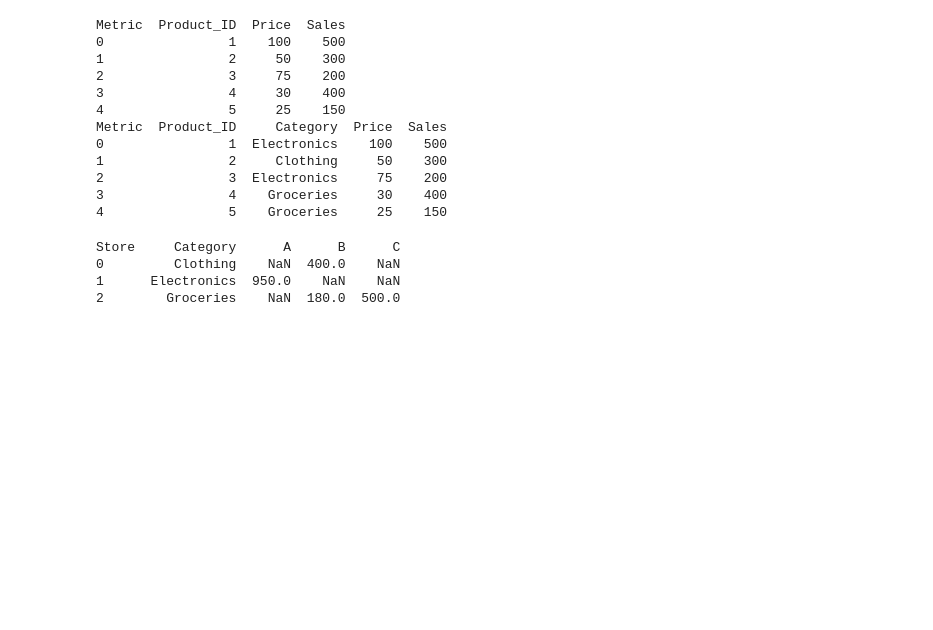
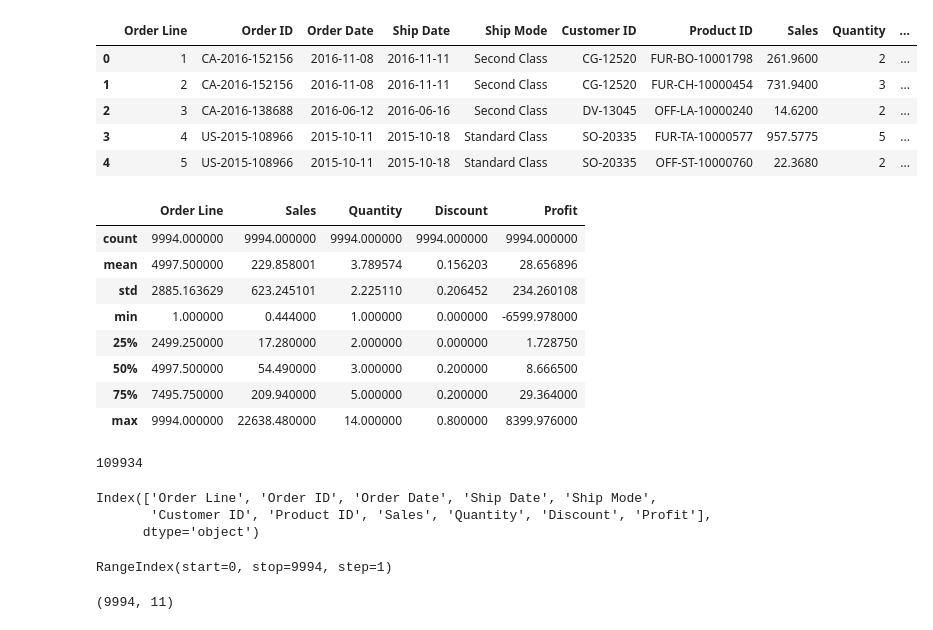
Before and after one commit to Nons56/Nons56, a Jupyter notebook: Untitled20.ipynb, the cells around one changed output. Drawn from its saved outputs; the diff is of its cells as text; code cells hidden in the pictures; blank space fills up the shorter version.

```diff
--- a/Untitled20.ipynb
+++ b/Untitled20.ipynb
@@ -257,31 +0,0 @@ print(melted_data)
-# %%
-# Pivot to reshape back to wide format
-wide_data = melted_data.pivot(index='Product_ID', columns='Metric', values='Value').reset_index()
-# If you want to keep 'Category' as well, you can include it in the index
-wide_data_with_category = melted_data.pivot(index=['Product_ID', 'Category'], columns='Metric', values='Value').reset_index()
-print(wide_data)
-print(wide_data_with_category)
-# %% [output]
-Metric  Product_ID  Price  Sales
-0                1    100    500
-1                2     50    300
-2                3     75    200
-3                4     30    400
-4                5     25    150
-Metric  Product_ID     Category  Price  Sales
-0                1  Electronics    100    500
-1                2     Clothing     50    300
-2                3  Electronics     75    200
-3                4    Groceries     30    400
-4                5    Groceries     25    150
-# %%
-# Merge data1 and data2 on 'Product_ID'
-merged_data = pd.merge(data1, data2, on='Product_ID')
-# Create a pivot table to show total Revenue for each Category and Store
-pivot_table = merged_data.pivot_table(values='Revenue', index='Category', columns='Store', aggfunc='sum').reset_index()
-print(pivot_table)
-# %% [output]
-Store     Category      A      B      C
-0         Clothing    NaN  400.0    NaN
-1      Electronics  950.0    NaN    NaN
-2        Groceries    NaN  180.0  500.0
@@ -287,0 +12,40 @@ Store     Category      A      B      C
+# %%
+df = pd.read_csv(r'C:\Users\Engr.NSamuel\Desktop\Sales.csv')
+df.head()
+# %% [output]
+|  | Order Line | Order ID | Order Date | Ship Date | Ship Mode | Customer ID | Product ID | Sales | Quantity | ... |
+| 0 | 1 | CA-2016-152156 | 2016-11-08 | 2016-11-11 | Second Class | CG-12520 | FUR-BO-10001798 | 261.9600 | 2 | ... |
+| 1 | 2 | CA-2016-152156 | 2016-11-08 | 2016-11-11 | Second Class | CG-12520 | FUR-CH-10000454 | 731.9400 | 3 | ... |
+| 2 | 3 | CA-2016-138688 | 2016-06-12 | 2016-06-16 | Second Class | DV-13045 | OFF-LA-10000240 | 14.6200 | 2 | ... |
+| 3 | 4 | US-2015-108966 | 2015-10-11 | 2015-10-18 | Standard Class | SO-20335 | FUR-TA-10000577 | 957.5775 | 5 | ... |
+| 4 | 5 | US-2015-108966 | 2015-10-11 | 2015-10-18 | Standard Class | SO-20335 | OFF-ST-10000760 | 22.3680 | 2 | ... |
+# %%
+df.describe()
+# %% [output]
+|  | Order Line | Sales | Quantity | Discount | Profit |
+| count | 9994.000000 | 9994.000000 | 9994.000000 | 9994.000000 | 9994.000000 |
+| mean | 4997.500000 | 229.858001 | 3.789574 | 0.156203 | 28.656896 |
+| std | 2885.163629 | 623.245101 | 2.225110 | 0.206452 | 234.260108 |
+| min | 1.000000 | 0.444000 | 1.000000 | 0.000000 | -6599.978000 |
+| 25% | 2499.250000 | 17.280000 | 2.000000 | 0.000000 | 1.728750 |
+| 50% | 4997.500000 | 54.490000 | 3.000000 | 0.200000 | 8.666500 |
+| 75% | 7495.750000 | 209.940000 | 5.000000 | 0.200000 | 29.364000 |
+| max | 9994.000000 | 22638.480000 | 14.000000 | 0.800000 | 8399.976000 |
+# %%
+df.size
+# %% [output]
+109934
+# %%
+df.columns
+# %% [output]
+Index(['Order Line', 'Order ID', 'Order Date', 'Ship Date', 'Ship Mode',
+       'Customer ID', 'Product ID', 'Sales', 'Quantity', 'Discount', 'Profit'],
+      dtype='object')
+# %%
+df.index
+# %% [output]
+RangeIndex(start=0, stop=9994, step=1)
+# %%
+df.shape
+# %% [output]
+(9994, 11)
```
Also changed, not shown: parts of 49 cells of this notebook.
